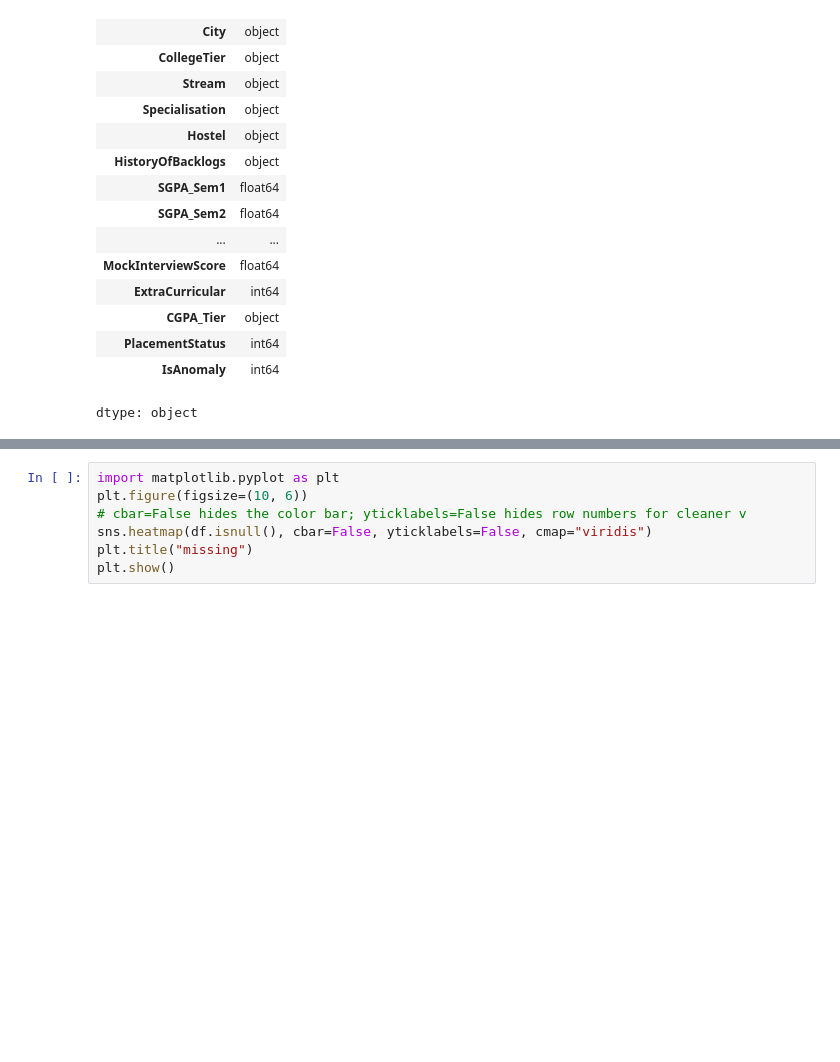
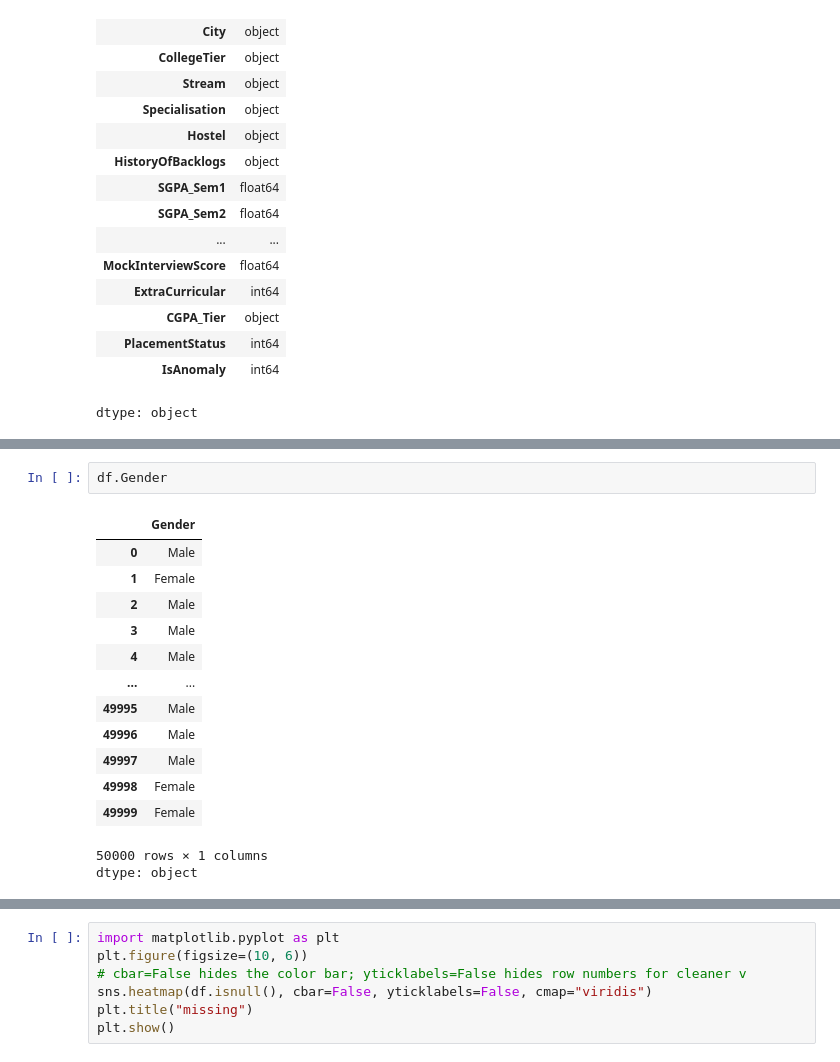
Before and after one commit to vishnuvardhan1699/2520030392_ML, a Jupyter notebook: Practical/ml_python_experiment1_lab1.ipynb, the cells around one changed output, grey strips where cells are left out. Drawn from its saved outputs; the diff is of its cells as text; blank space fills up the shorter version.

```diff
--- a/Practical/ml_python_experiment1_lab1.ipynb
+++ b/Practical/ml_python_experiment1_lab1.ipynb
@@ -65,0 +106,17 @@ dtype: object
+# %%
+df.Gender
+# %% [output]
+|  | Gender |
+| 0 | Male |
+| 1 | Female |
+| 2 | Male |
+| 3 | Male |
+| 4 | Male |
+| ... | ... |
+| 49995 | Male |
+| 49996 | Male |
+| 49997 | Male |
+| 49998 | Female |
+| 49999 | Female |
+50000 rows × 1 columns
+dtype: object
```
Also changed, not shown: parts of 9 cells of this notebook.
